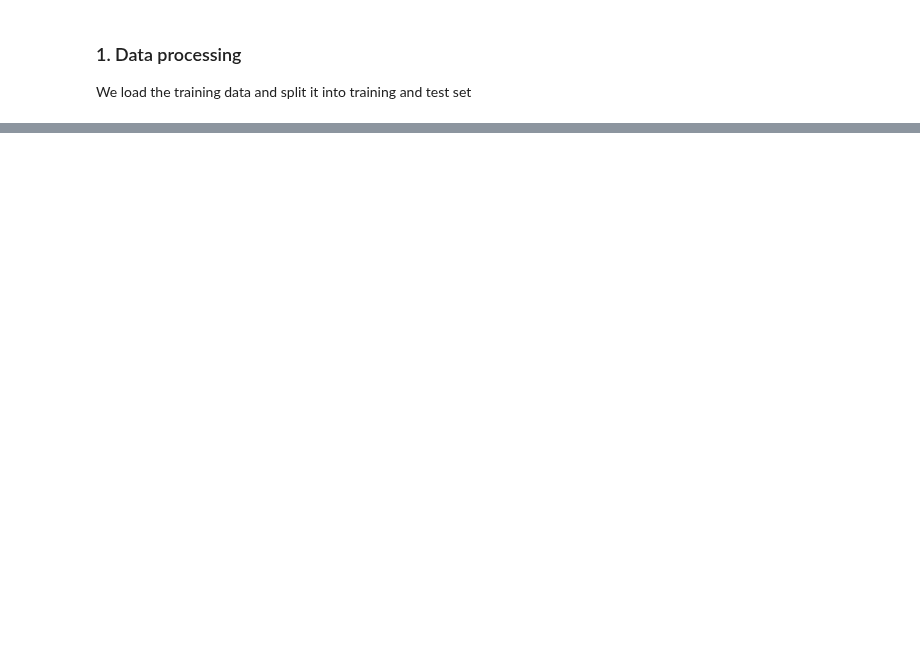
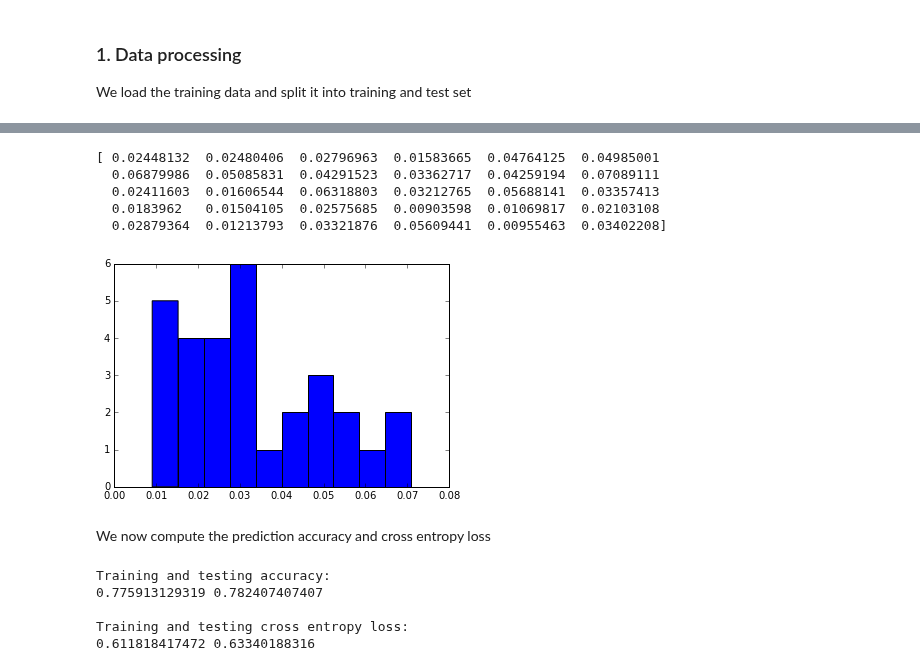
Before and after one commit to young-geng/RatingAnalysis, a Jupyter notebook: RatingAlgorithmComparison.ipynb, the cells around one changed output, grey strips where cells are left out. Drawn from its saved outputs; the diff is of its cells as text; code cells hidden in the pictures; blank space fills up the shorter version.

```diff
--- a/RatingAlgorithmComparison.ipynb
+++ b/RatingAlgorithmComparison.ipynb
@@ -80,0 +116,27 @@ print massey_model.test_error_rate(train), massey_model.test_error_rate(test)
+# %%
+markov_score_model = rating_utils.MarkovScoreMethod()
+markov_score_model.fit(train, rating_utils.get_teams(data))
+print markov_score_model.ratings
+
+plt.hist(markov_score_model.ratings)
+pass
+# %% [output]
+[ 0.02448132  0.02480406  0.02796963  0.01583665  0.04764125  0.04985001
+  0.06879986  0.05085831  0.04291523  0.03362717  0.04259194  0.07089111
+  0.02411603  0.01606544  0.06318803  0.03212765  0.05688141  0.03357413
+  0.0183962   0.01504105  0.02575685  0.00903598  0.01069817  0.02103108
+  0.02879364  0.01213793  0.03321876  0.05609441  0.00955463  0.03402208]
+[figure, added]
+# %% [markdown]
+We now compute the prediction accuracy and cross entropy loss
+# %%
+print "Training and testing accuracy:"
+print markov_score_model.test_accuracy(train), markov_score_model.test_accuracy(test)
+print "\nTraining and testing cross entropy loss:"
+print markov_score_model.test_cross_entropy_loss(train), markov_score_model.test_cross_entropy_loss(test)
+# %% [output]
+Training and testing accuracy:
+0.775913129319 0.782407407407
+
+Training and testing cross entropy loss:
+0.611818417472 0.63340188316
```
Also changed, not shown: parts of 16 cells of this notebook, 1 other file.
